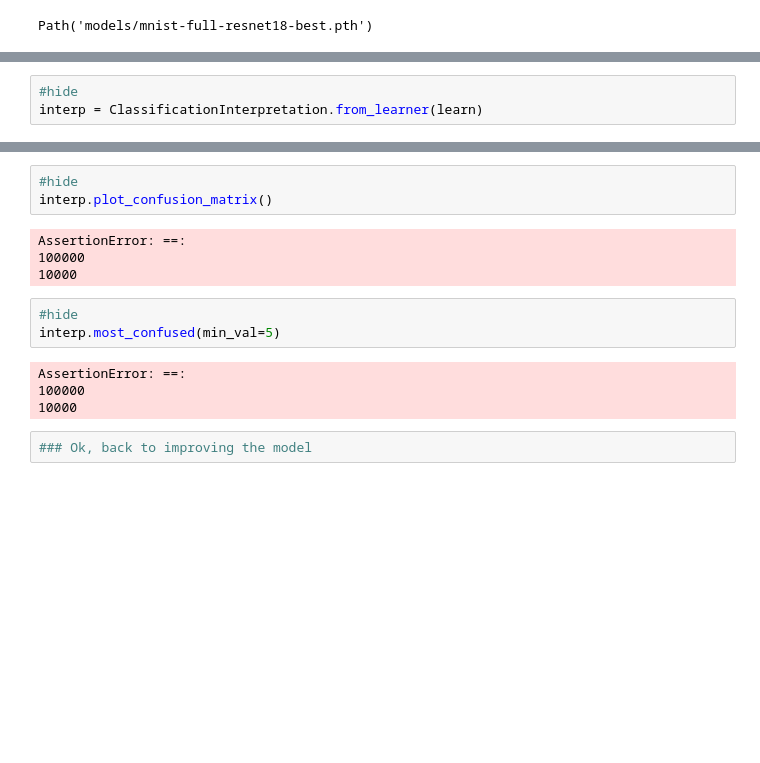
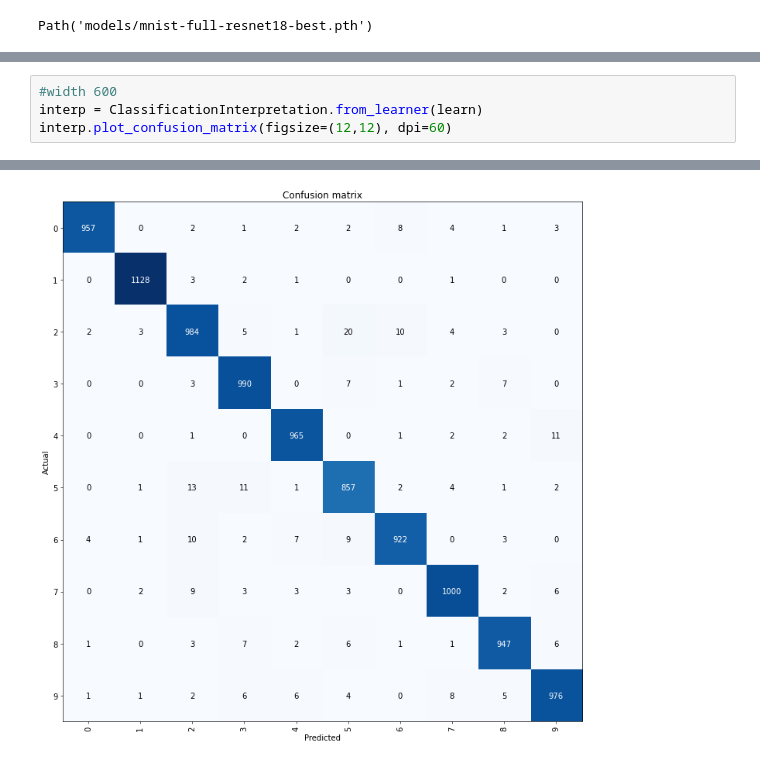
Before and after one commit to rkishore/fastai2020-coursev4, a Jupyter notebook: nbs/04_mnist_full_with_cross_entropy_loss.ipynb, the cells around one changed output, grey strips where cells are left out. Cells and saved outputs as stored; diff of their text form; blank space fills up the shorter version.

```diff
--- a/nbs/04_mnist_full_with_cross_entropy_loss.ipynb
+++ b/nbs/04_mnist_full_with_cross_entropy_loss.ipynb
@@ -420,21 +422,7 @@ We can use a `confusion matrix` to see where our model is doing well and where i
 # %%
-#hide
+#width 600
 interp = ClassificationInterpretation.from_learner(learn)
+interp.plot_confusion_matrix(figsize=(12,12), dpi=60)
 # %% [output]
 [interactive output not drawn]
+[figure, added]
-# %%
-#hide
-interp.plot_confusion_matrix()
-# %% [output]
-AssertionError: ==:
-100000
-10000
-# %%
-#hide
-interp.most_confused(min_val=5)
-# %% [output]
-AssertionError: ==:
-100000
-10000
-# %%
-### Ok, back to improving the model
```
Also changed, not shown: parts of 15 cells of this notebook.
